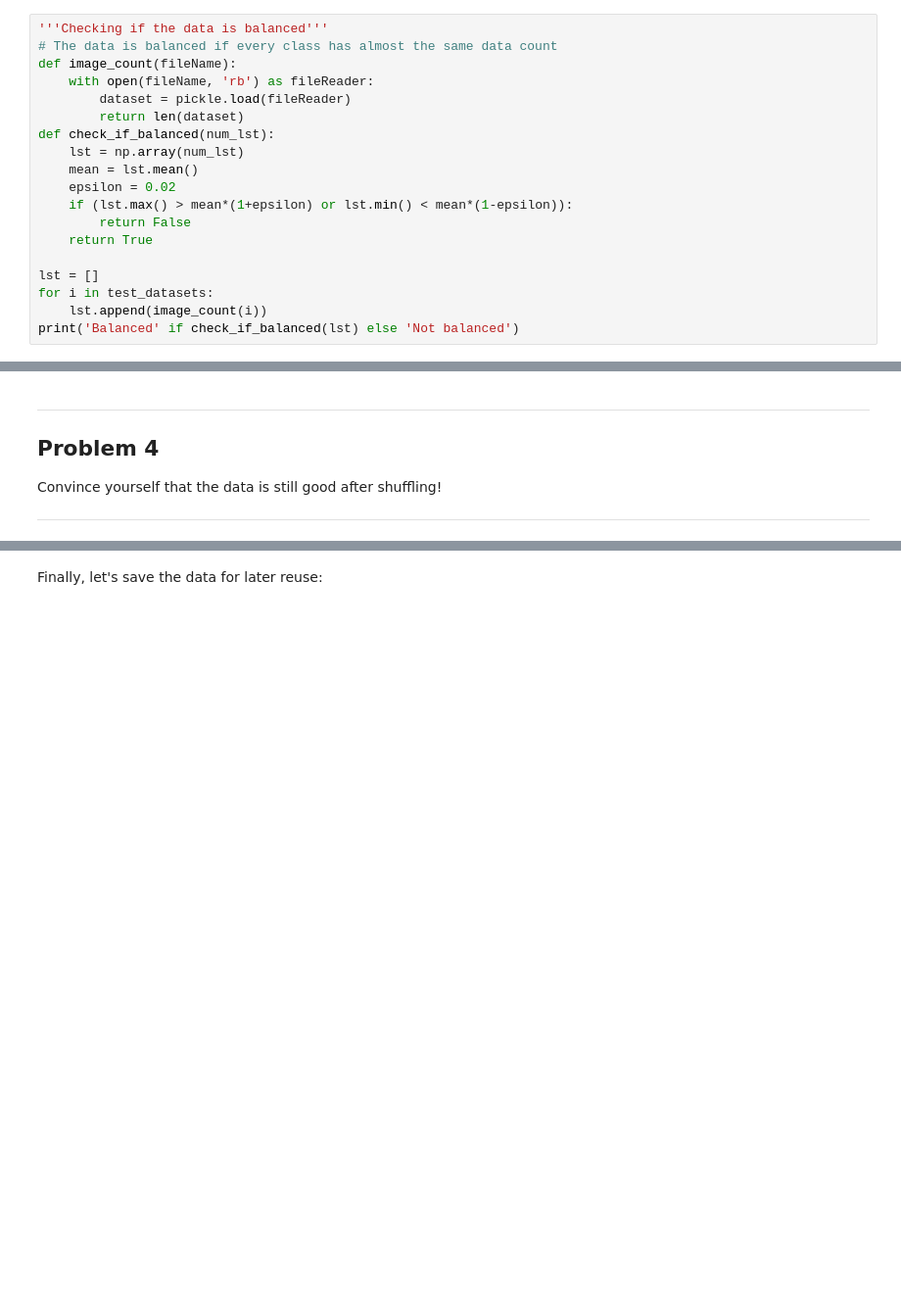
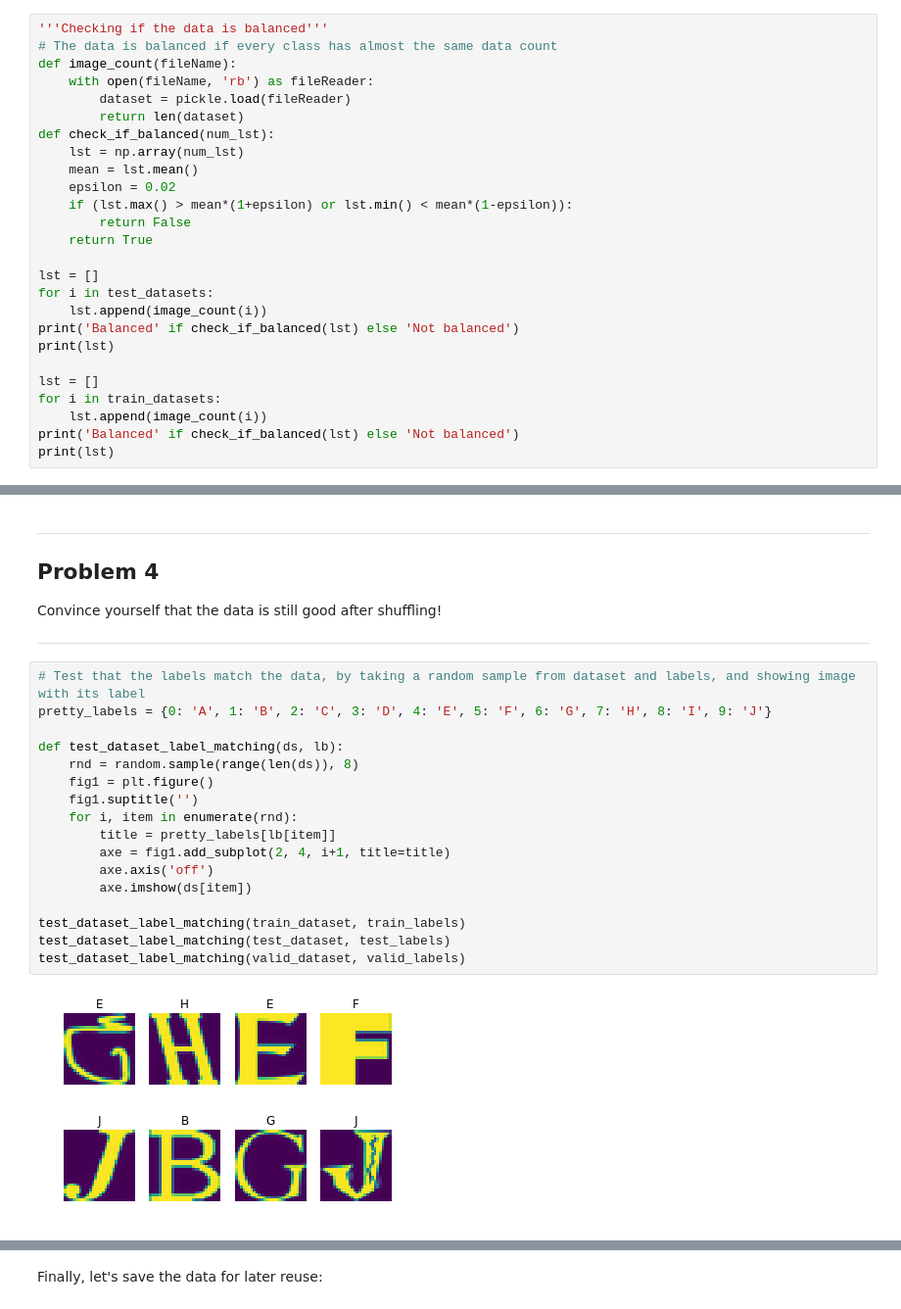
Before and after one commit to AmirOfir/TensorFlow-examples, a Jupyter notebook: courses/udacity_deep_learning/1_notmnist.ipynb, the cells around one changed output, grey strips where cells are left out. Shown at 98% size. Cells and saved outputs as stored; diff of their text form; blank space fills up the shorter version.

```diff
--- a/courses/udacity_deep_learning/1_notmnist.ipynb
+++ b/courses/udacity_deep_learning/1_notmnist.ipynb
@@ -301,5 +301,12 @@ lst = []
 for i in test_datasets:
     lst.append(image_count(i))
 print('Balanced' if check_if_balanced(lst) else 'Not balanced')
+print(lst)
+
+lst = []
+for i in train_datasets:
+    lst.append(image_count(i))
+print('Balanced' if check_if_balanced(lst) else 'Not balanced')
+print(lst)
 # %% [output]
 Balanced
@@ -384,3 +394,22 @@ Problem 4
 Convince yourself that the data is still good after shuffling!
 
 ---
+# %%
+# Test that the labels match the data, by taking a random sample from dataset and labels, and showing image with its label
+pretty_labels = {0: 'A', 1: 'B', 2: 'C', 3: 'D', 4: 'E', 5: 'F', 6: 'G', 7: 'H', 8: 'I', 9: 'J'}
+
+def test_dataset_label_matching(ds, lb):
+    rnd = random.sample(range(len(ds)), 8)
+    fig1 = plt.figure()
+    fig1.suptitle('')
+    for i, item in enumerate(rnd):
+        title = pretty_labels[lb[item]]
+        axe = fig1.add_subplot(2, 4, i+1, title=title)
+        axe.axis('off')
+        axe.imshow(ds[item])
+
+test_dataset_label_matching(train_dataset, train_labels)
+test_dataset_label_matching(test_dataset, test_labels)
+test_dataset_label_matching(valid_dataset, valid_labels)
+# %% [output]
+[figure, added]
```
Also changed, not shown: parts of 2 cells of this notebook.
